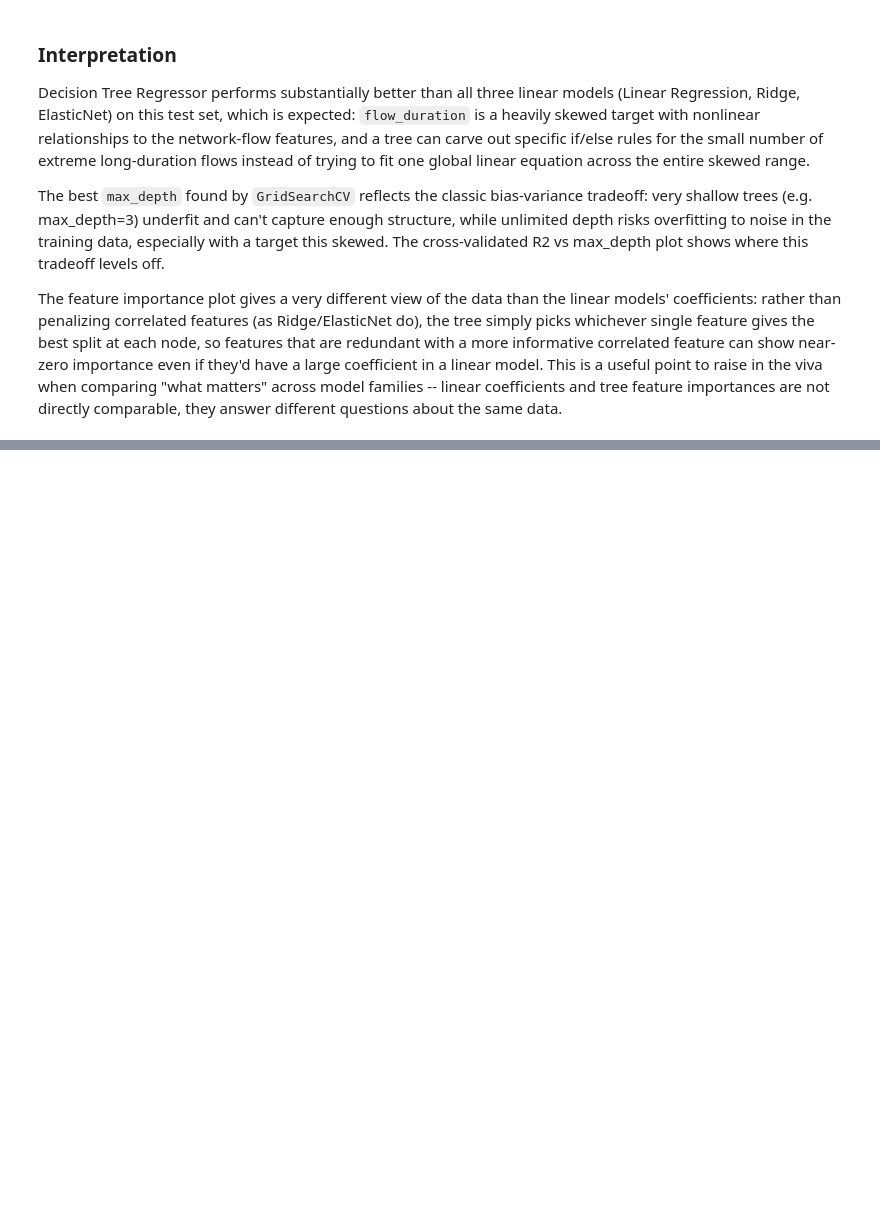
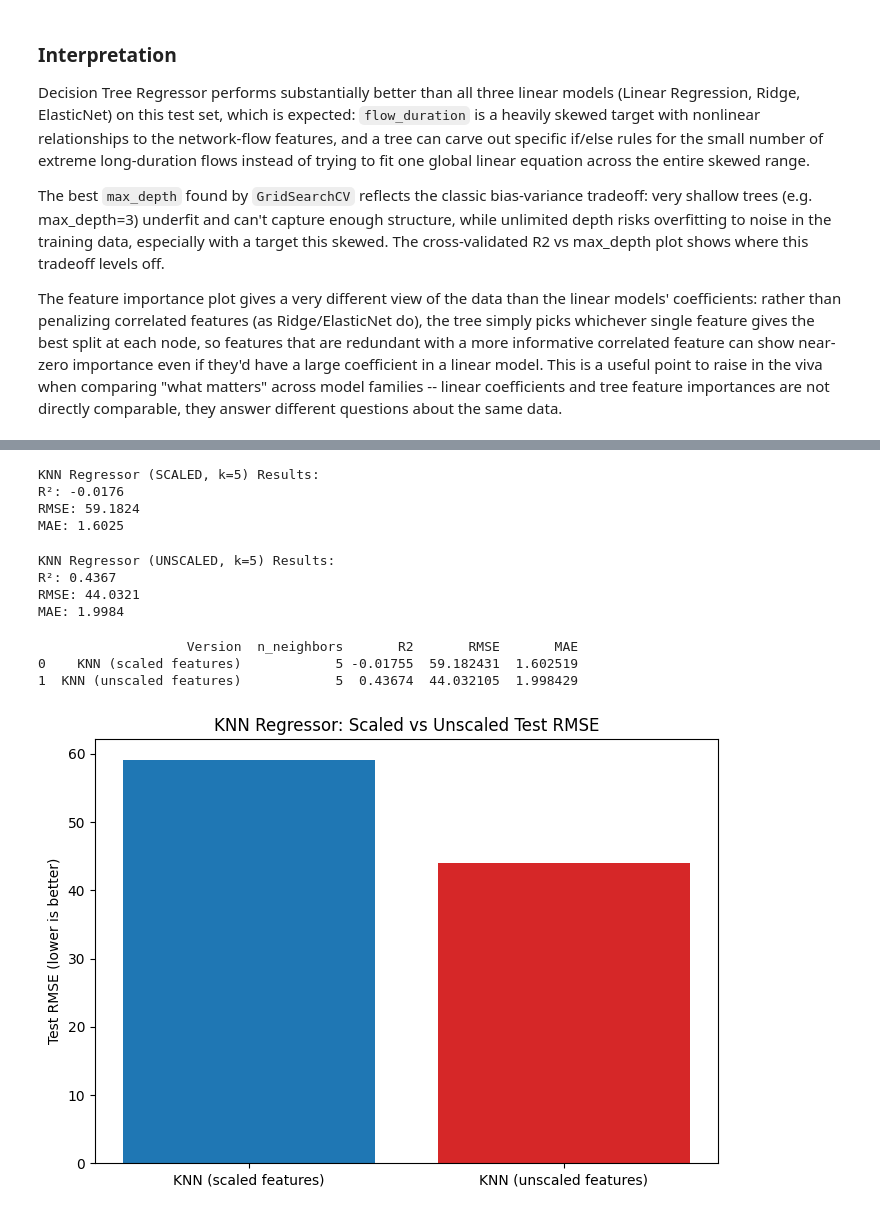
Before and after one commit to likhith1253/ML_Capstone, a Jupyter notebook: regression/regression_2.ipynb, the cells around one changed output, grey strips where cells are left out. Saved outputs shown, nothing was run; the diff lists cells and outputs as text; code cells hidden in the pictures; blank space fills up the shorter version.

```diff
--- a/regression/regression_2.ipynb
+++ b/regression/regression_2.ipynb
@@ -781,0 +880,55 @@ The feature importance plot gives a very different view of the data than the lin
+# %%
+# Evaluate the best SCALED KNN model on the held-out test set
+best_knn_scaled_pipeline = grid_search_knn_scaled.best_estimator_
+y_pred_knn_scaled = best_knn_scaled_pipeline.predict(X_test)
+
+r2_knn_scaled = r2_score(y_test, y_pred_knn_scaled)
+rmse_knn_scaled = np.sqrt(mean_squared_error(y_test, y_pred_knn_scaled))
+mae_knn_scaled = mean_absolute_error(y_test, y_pred_knn_scaled)
+
+print(f"KNN Regressor (SCALED, k={best_k_scaled}) Results:")
+print(f"R²: {r2_knn_scaled:.4f}")
+print(f"RMSE: {rmse_knn_scaled:.4f}")
+print(f"MAE: {mae_knn_scaled:.4f}")
+# %% [output]
+KNN Regressor (SCALED, k=5) Results:
+R²: -0.0176
+RMSE: 59.1824
+MAE: 1.6025
+# %%
+# Evaluate the best UNSCALED KNN model on the same held-out test set
+best_knn_unscaled_pipeline = grid_search_knn_unscaled.best_estimator_
+y_pred_knn_unscaled = best_knn_unscaled_pipeline.predict(X_test)
+
+r2_knn_unscaled = r2_score(y_test, y_pred_knn_unscaled)
+rmse_knn_unscaled = np.sqrt(mean_squared_error(y_test, y_pred_knn_unscaled))
+mae_knn_unscaled = mean_absolute_error(y_test, y_pred_knn_unscaled)
+
+print(f"KNN Regressor (UNSCALED, k={best_k_unscaled}) Results:")
+print(f"R²: {r2_knn_unscaled:.4f}")
+print(f"RMSE: {rmse_knn_unscaled:.4f}")
+print(f"MAE: {mae_knn_unscaled:.4f}")
+# %% [output]
+KNN Regressor (UNSCALED, k=5) Results:
+R²: 0.4367
+RMSE: 44.0321
+MAE: 1.9984
+# %%
+# Direct scaled-vs-unscaled comparison table (required by the guideline)
+scaling_comparison = pd.DataFrame([
+    {'Version': 'KNN (scaled features)', 'n_neighbors': best_k_scaled, 'R2': r2_knn_scaled, 'RMSE': rmse_knn_scaled, 'MAE': mae_knn_scaled},
+    {'Version': 'KNN (unscaled features)', 'n_neighbors': best_k_unscaled, 'R2': r2_knn_unscaled, 'RMSE': rmse_knn_unscaled, 'MAE': mae_knn_unscaled}
+])
+print(scaling_comparison)
+
+plt.figure(figsize=(7, 5))
+plt.bar(scaling_comparison['Version'], scaling_comparison['RMSE'], color=['tab:blue', 'tab:red'])
+plt.ylabel('Test RMSE (lower is better)')
+plt.title('KNN Regressor: Scaled vs Unscaled Test RMSE')
+plt.tight_layout()
+plt.show()
+# %% [output]
+                   Version  n_neighbors       R2       RMSE       MAE
+0    KNN (scaled features)            5 -0.01755  59.182431  1.602519
+1  KNN (unscaled features)            5  0.43674  44.032105  1.998429
+[figure, added]
```
Also changed, not shown: parts of 7 cells of this notebook.
